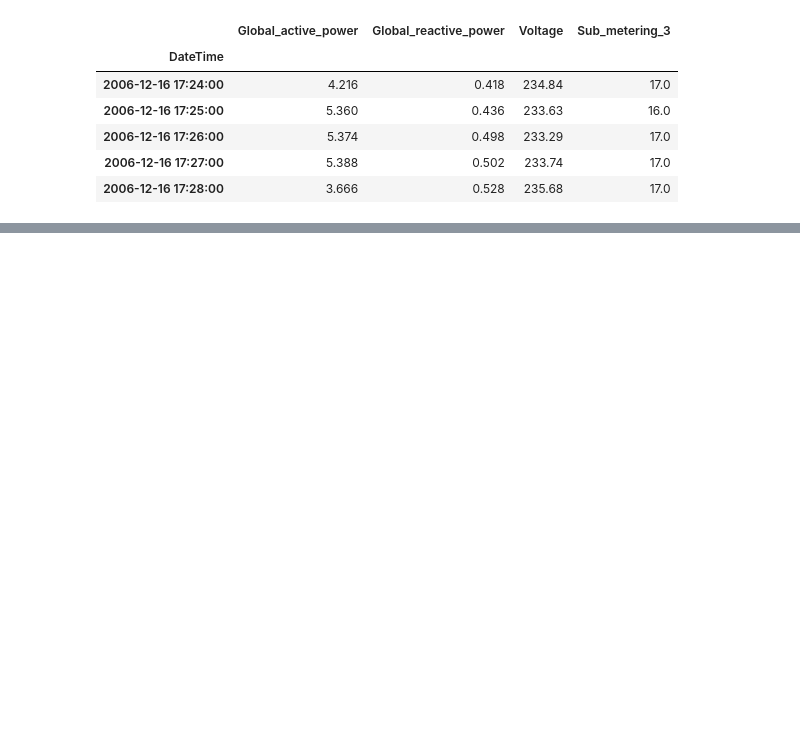
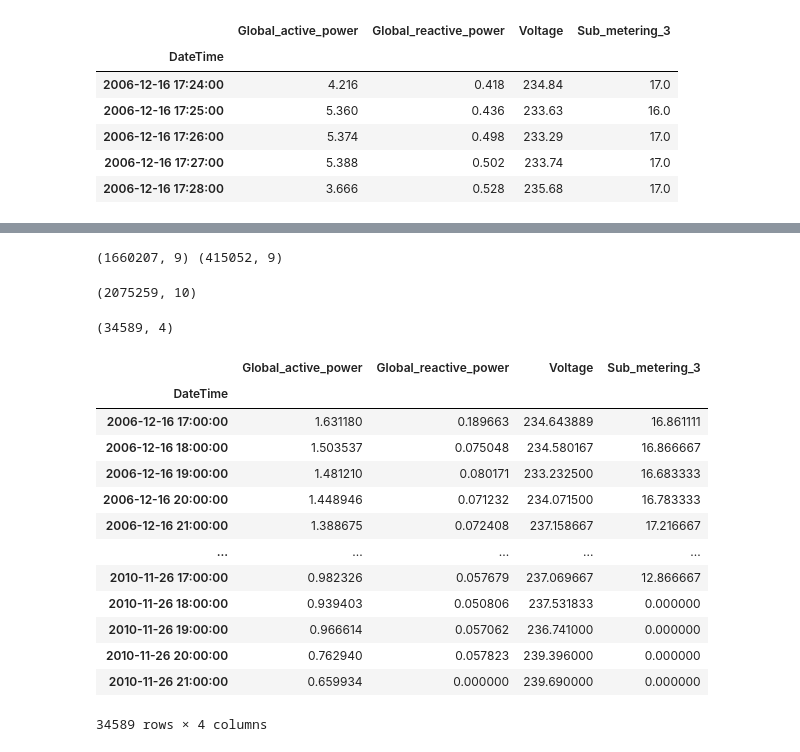
Before and after one commit to adarshsingh912786-a11y/Energy_project, a Jupyter notebook: Energy_consumption_at_houses.ipynb, the cells around one changed output, grey strips where cells are left out. Cells and saved outputs as stored; diff of their text form; code cells hidden in the pictures; blank space fills up the shorter version.

```diff
--- a/Energy_consumption_at_houses.ipynb
+++ b/Energy_consumption_at_houses.ipynb
@@ -389,0 +362,15 @@ array([[ 0.        , -1.95446459,  1.25701354, ...,  2.23537196,
+# %%
+from sklearn.model_selection import train_test_split
+X_train, X_test, y_train, y_test = train_test_split(X, y, test_size=0.20, random_state=42)
+
+print(X_train.shape, X_test.shape)
+# %% [output]
+(1660207, 9) (415052, 9)
+# %%
+data.shape
+# %% [output]
+(2075259, 10)
+# %%
+hourly_data.shape
+# %% [output]
+(34589, 4)
@@ -389,0 +379,17 @@ array([[ 0.        , -1.95446459,  1.25701354, ...,  2.23537196,
+# %%
+df
+# %% [output]
+|  | Global_active_power | Global_reactive_power | Voltage | Sub_metering_3 |
+| DateTime |  |  |  |  |
+| 2006-12-16 17:00:00 | 1.631180 | 0.189663 | 234.643889 | 16.861111 |
+| 2006-12-16 18:00:00 | 1.503537 | 0.075048 | 234.580167 | 16.866667 |
+| 2006-12-16 19:00:00 | 1.481210 | 0.080171 | 233.232500 | 16.683333 |
+| 2006-12-16 20:00:00 | 1.448946 | 0.071232 | 234.071500 | 16.783333 |
+| 2006-12-16 21:00:00 | 1.388675 | 0.072408 | 237.158667 | 17.216667 |
+| ... | ... | ... | ... | ... |
+| 2010-11-26 17:00:00 | 0.982326 | 0.057679 | 237.069667 | 12.866667 |
+| 2010-11-26 18:00:00 | 0.939403 | 0.050806 | 237.531833 | 0.000000 |
+| 2010-11-26 19:00:00 | 0.966614 | 0.057062 | 236.741000 | 0.000000 |
+| 2010-11-26 20:00:00 | 0.762940 | 0.057823 | 239.396000 | 0.000000 |
+| 2010-11-26 21:00:00 | 0.659934 | 0.000000 | 239.690000 | 0.000000 |
+34589 rows × 4 columns
```
Also changed, not shown: parts of 17 cells of this notebook, 1 other file.
